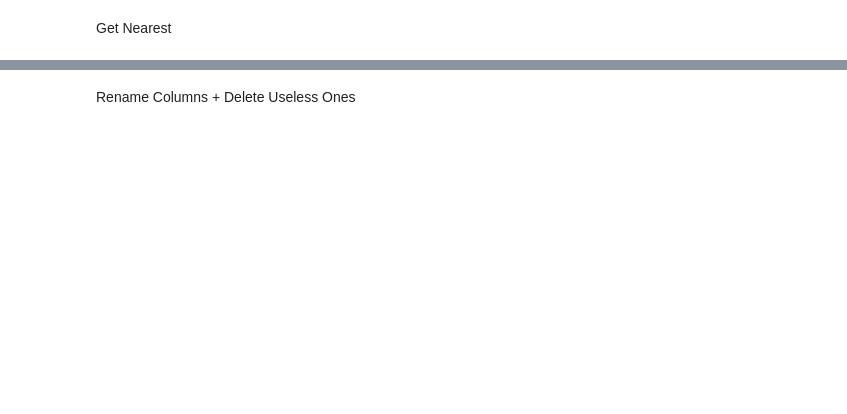
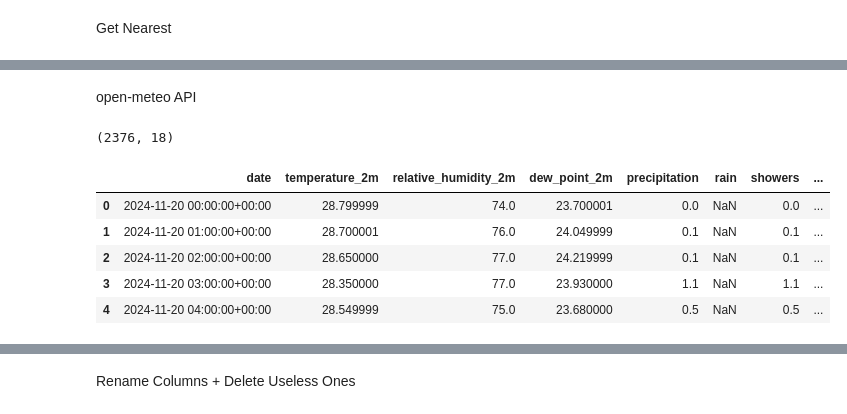
Before and after one commit to flosrv/Mes-Projets, a Jupyter notebook: Oceanography-Project-WIP/Data_from_SM.ipynb, the cells around one changed output, grey strips where cells are left out. Saved outputs shown, nothing was run; the diff lists cells and outputs as text; code cells hidden in the pictures; blank space fills up the shorter version.

```diff
--- a/Oceanography-Project-WIP/Data_from_SM.ipynb
+++ b/Oceanography-Project-WIP/Data_from_SM.ipynb
@@ -83,13 +116,15 @@ Get Nearest
 latitude = 11.2404
 longitude = -74.211
 
-nearest = api.nearest_station(lat=latitude, lon=longitude)
+nearest = NdbcApi().nearest_station(lat=latitude, lon=longitude)
 nearest
+
 for index, row in stations_df.iterrows():
     if row['Station'] == '42058':
-        lat_buoy_near_SM = row['Lat']
-        lon_buoy_near_SM = row['Lon']
-        print(lat_buoy_near_SM)
-        print(lon_buoy_near_SM)
+        lat_buoy_near_SM = round(row['Lat'],2)
+        lon_buoy_near_SM = round(row['Lon'],2)
 df_marine = NDBC.realtime_observations(nearest)
+
+print(f"The nearest buoy from Santa Marta is the buoy '{nearest}', lat {lat_buoy_near_SM} and lon {lon_buoy_near_SM}. \n It has {df_marine.shape[0]} rows")
+df_marine.head()
 # %% [output]
@@ -223,0 +312,2 @@ df_marine.head()
+# %% [markdown]
+open-meteo API
@@ -224 +470,14 @@ df_marine.head()
+# %%
+coordinates = [lat_buoy_near_SM, lon_buoy_near_SM]
+df_meteo = meteo_api_request(coordinates=coordinates)
+print(df_meteo.shape)
+df_meteo.head()
+# %% [output]
+(2376, 18)
+|  | date | temperature_2m | relative_humidity_2m | dew_point_2m | precipitation | rain | showers | ... |
+| 0 | 2024-11-20 00:00:00+00:00 | 28.799999 | 74.0 | 23.700001 | 0.0 | NaN | 0.0 | ... |
+| 1 | 2024-11-20 01:00:00+00:00 | 28.700001 | 76.0 | 24.049999 | 0.1 | NaN | 0.1 | ... |
+| 2 | 2024-11-20 02:00:00+00:00 | 28.650000 | 77.0 | 24.219999 | 0.1 | NaN | 0.1 | ... |
+| 3 | 2024-11-20 03:00:00+00:00 | 28.350000 | 77.0 | 23.930000 | 1.1 | NaN | 1.1 | ... |
+| 4 | 2024-11-20 04:00:00+00:00 | 28.549999 | 75.0 | 23.680000 | 0.5 | NaN | 0.5 | ... |
 # %%
```
Also changed, not shown: parts of 41 cells of this notebook, 2 other files.
